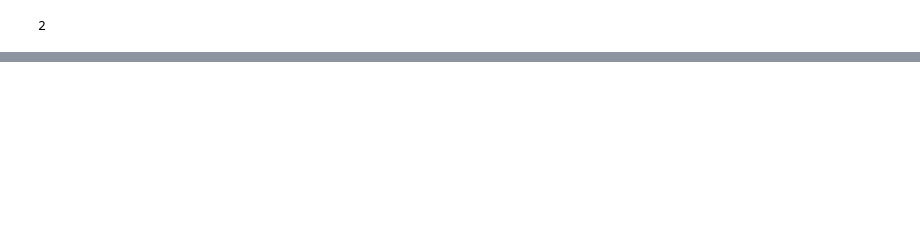
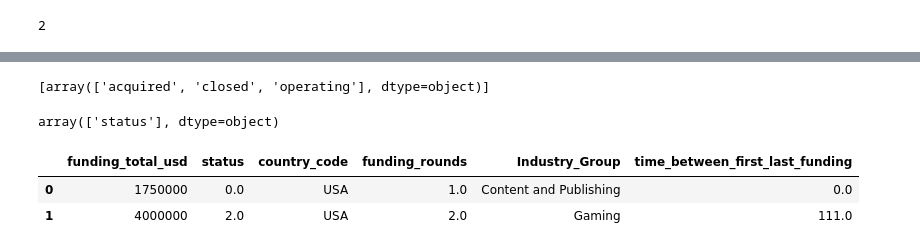
Before and after one commit to aamruth/triumph-venture, a Jupyter notebook: notebooks/data_preparation_deepa_01.ipynb, the cells around one changed output, grey strips where cells are left out. Drawn from its saved outputs; the diff is of its cells as text; code cells hidden in the pictures; blank space fills up the shorter version.

```diff
--- a/notebooks/data_preparation_deepa_01.ipynb
+++ b/notebooks/data_preparation_deepa_01.ipynb
@@ -296,0 +315,34 @@ data_1['existence_between_founded_at_last_funding_at'] = (pd.to_datetime(data_1[
+# %%
+data_1.dropna(subset=['status'], inplace=True)
+# %%
+from sklearn.preprocessing import OrdinalEncoder
+
+# Instantiate a OrdinalEncoding for the categorical feature status
+oe = OrdinalEncoder()
+
+# Fitting it
+oe.fit(data_1[['status']])
+
+# Showing the categories detected by the encoder
+display(oe.categories_)
+
+# Since Sklearn 1.1, we can retrieve the names of the generated columns
+display(oe.get_feature_names_out())
+
+# Let's encode status
+status_encoded = oe.transform(data_1[['status']])
+
+# Now we store the encoded values in the dataframe
+data_1[oe.get_feature_names_out()] = status_encoded
+
+# We can get rid of the original column EngineType now
+#data_1.drop(columns='status', inplace = True)
+# %% [output]
+[array(['acquired', 'closed', 'operating'], dtype=object)]
+array(['status'], dtype=object)
+# %%
+data_1.head(2)
+# %% [output]
+|  | funding_total_usd | status | country_code | funding_rounds | Industry_Group | time_between_first_last_funding |
+| 0 | 1750000 | 0.0 | USA | 1.0 | Content and Publishing | 0.0 |
+| 1 | 4000000 | 2.0 | USA | 2.0 | Gaming | 111.0 |
```
Also changed, not shown: parts of 54 cells of this notebook.
